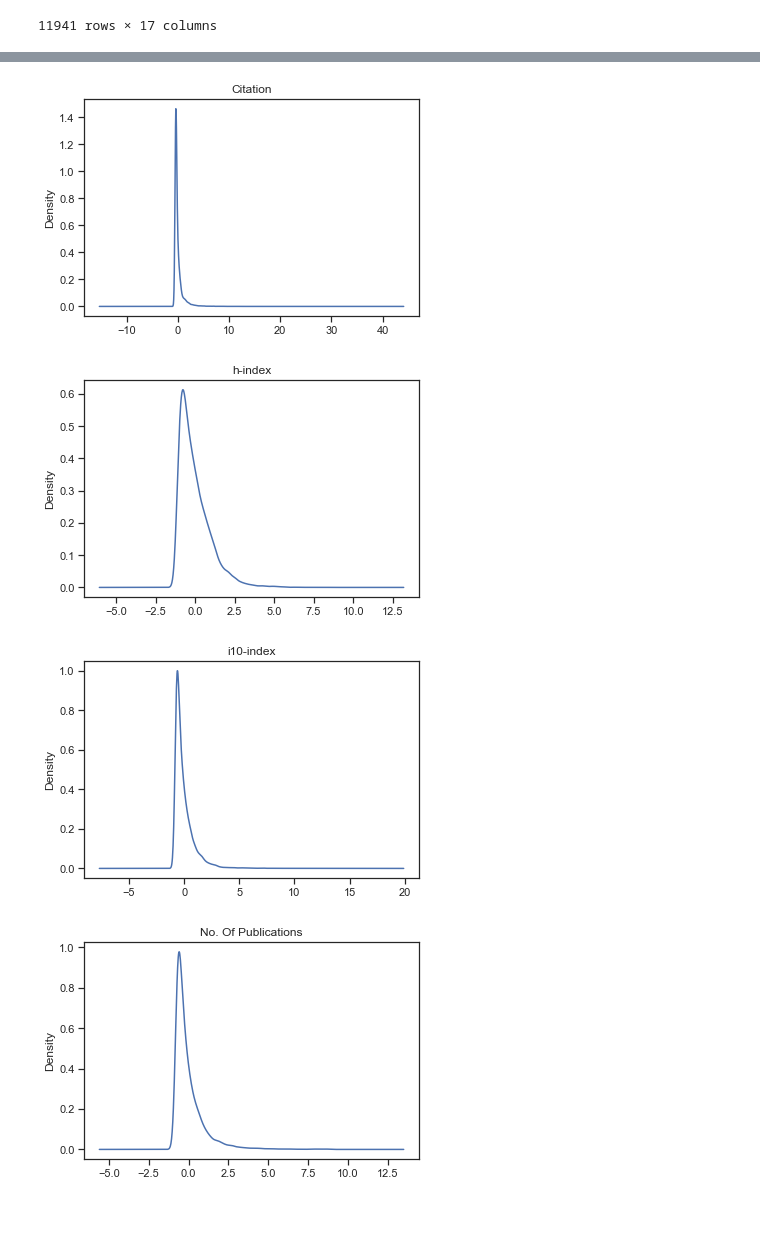
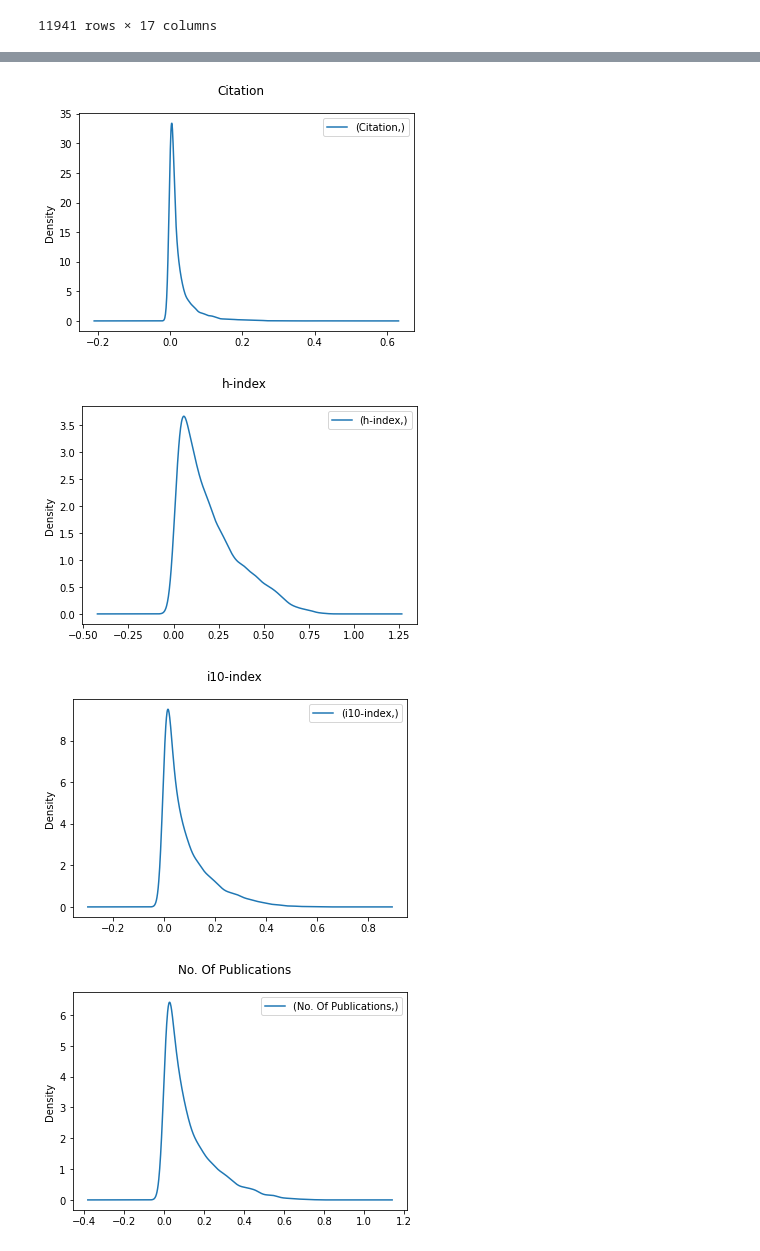
Before and after one commit to amirhossein-bayati/get-scholar-professors, a Jupyter notebook: Preprocess/preprocessing-MLarticle-2.ipynb, the cells around one changed output, grey strips where cells are left out. Saved outputs shown, nothing was run; the diff lists cells and outputs as text; code cells hidden in the pictures; blank space fills up the shorter version.

Commit message:
normalize data and fix histogram.

```diff
--- a/Preprocess/preprocessing-MLarticle-2.ipynb
+++ b/Preprocess/preprocessing-MLarticle-2.ipynb
@@ -26,8 +24,8 @@ cols = df.columns
 # %%
 scaler = preprocessing.MinMaxScaler()
-scaled = scaler.fit_transform(df)
-df = pd.DataFrame(scaled, columns=[cols])
-df
+scaled = scaler.fit_transform(main_df)
+min_maxed_df = pd.DataFrame(scaled, columns=[cols])
+min_maxed_df
 # %% [output]
 |  | Citation | h-index | i10-index | No. Of Publications | No. Of publications without citation | Uncited rate | ... |
 | 0 | 0.161649 | 0.557047 | 0.571429 | 0.751584 | 0.542889 | 0.454807 | ... |
@@ -62,6 +60,6 @@ df
 | 11940 | -0.444103 | -0.885995 | -0.674793 | -0.650041 | -0.517518 | 0.287156 | ... |
 11941 rows × 17 columns
 # %%
-# df_normalized = preprocessing.normalize(df, norm='l2')
-# df = pd.DataFrame(df, columns=[cols])
-# df
+df_normalized = preprocessing.normalize(min_maxed_df)
+df = pd.DataFrame(df_normalized, columns=[cols])
+df
@@ -68,6 +80,6 @@ df
 # %%
 statistical = []
-for col in df.columns:
+for col in cols:
     statistical_par = {
             'Minimum': round(df[col].min(),2),
             'Maximum': round(df[col].max(),2),
@@ -79,7 +91,7 @@ for col in df.columns:
     statistical.append(statistical_par)
 pd.DataFrame(
     statistical,
-    index = df.columns
+    index = cols
 )
 # %% [output]
 |  | Minimum | Maximum | Median | Mean | STD | Variance |
@@ -124,15 +136,11 @@ memory usage: 1.5 MB
 fig, ax = plt.subplots(nrows=5, ncols=4, figsize=(20, 20))
 i = 0
 j = 0
-for col in df.columns:
-#     step = (df[col].max()-df[col].min()) / 20
-#     print(df[col].min(), df[col].max(), step)
+for col in cols:
     if j == 4:
         i += 1
         j = 0
-    ax[i, j].set(title = col)
-    xticks(np.arange(df[col].min(), df[col].max(), step=5))
-    ax[i, j].hist(df[col], bins = np.arange(df[col].min(), df[col].max(), step=5))
-#     ax[i, j].hist(df[col])
+    ax[i, j].set(title=col)
+    ax[i, j].hist(df[col], 30)
     j += 1
 # %% [output]
@@ -140,9 +148,9 @@ for col in df.columns:
 # %%
-for col in df.columns:
-    df[col].plot(kind='density',subplots=True, title = col)
-    plt.show();
+for col in cols:
+    df[col].plot(kind='density', subplots=True, title=col)
+    plt.show()
 # %% [output]
-[figure, old version]
+[figure, new version]
-[figure, old version]
+[figure, new version]
-[figure, old version]
+[figure, new version]
-[figure, old version]
+[figure, new version]
```
Also changed, not shown: parts of 10 cells of this notebook.
